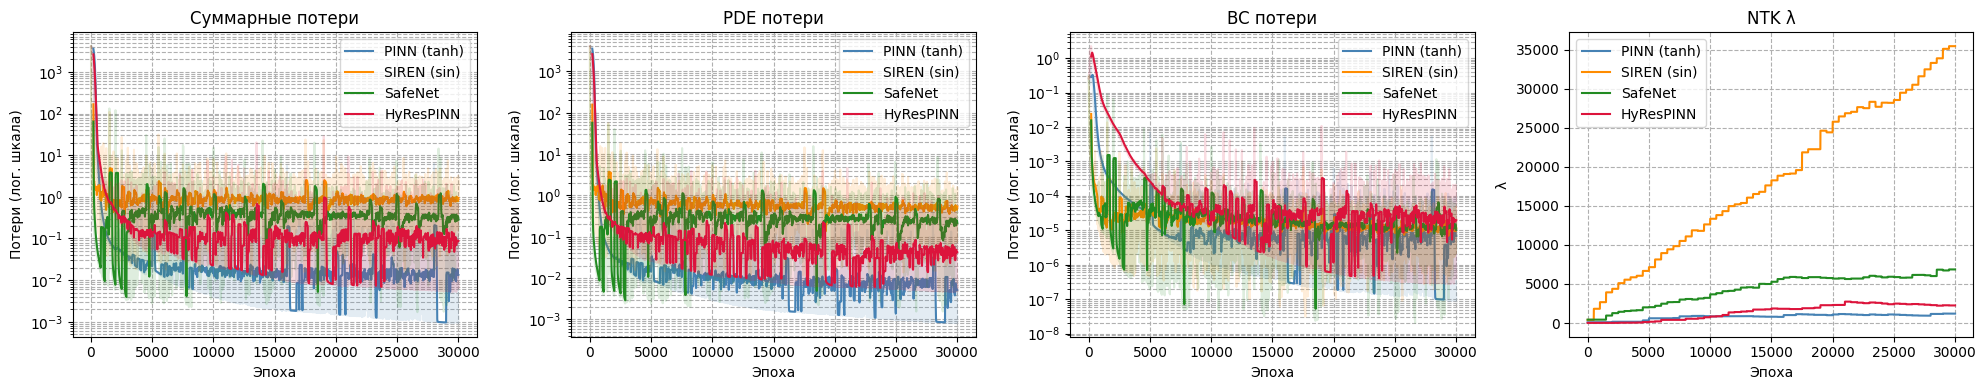
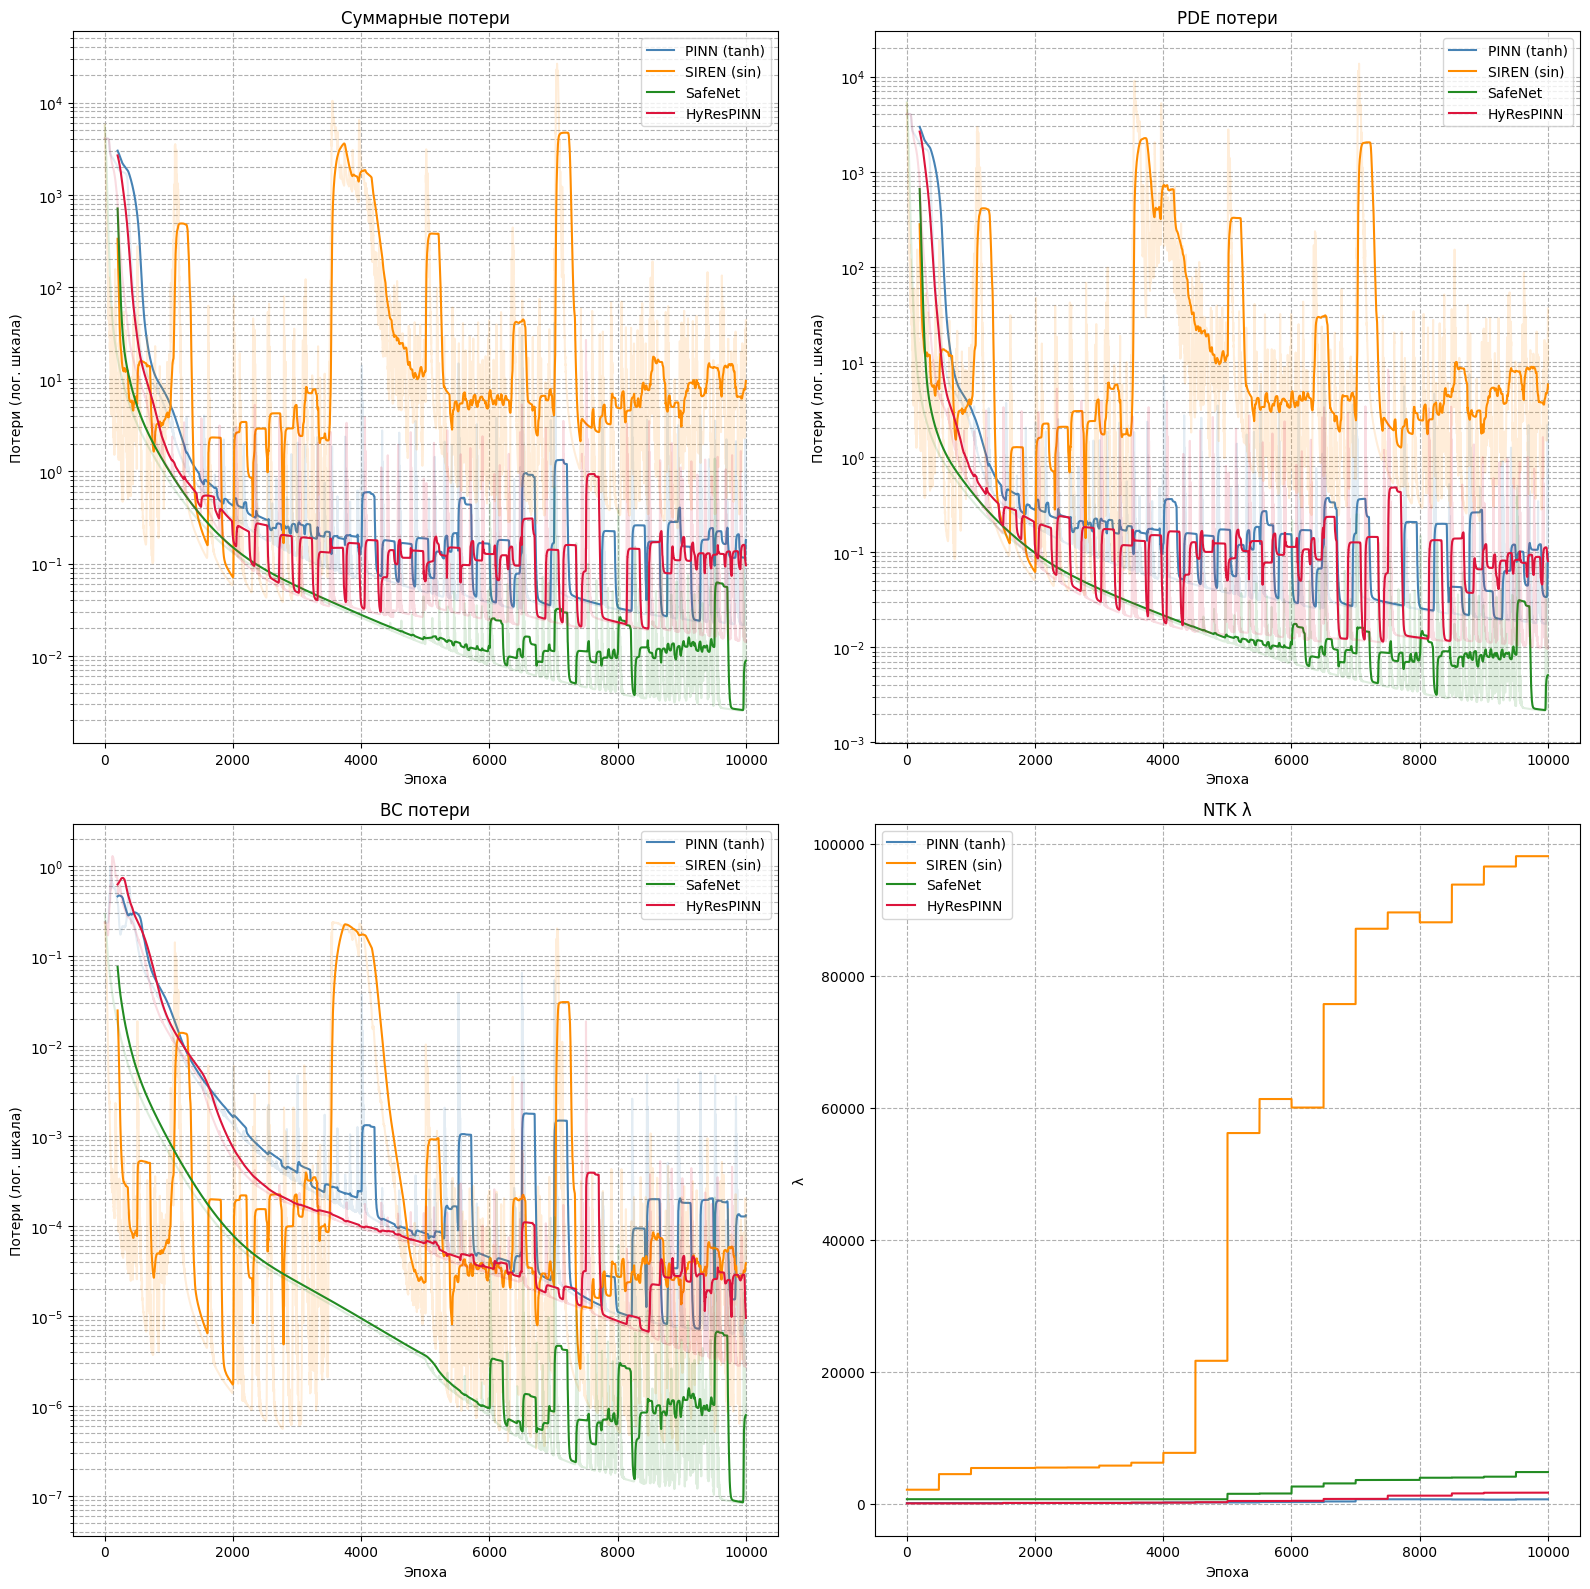
Unified diff of the notebook cell whose output changed from the first chart to the second:
--- before
+++ after
@@ -5,5 +5,6 @@
 epochs_ma   = np.arange(w := 200, n_epochs + 1)
 
-fig, axes = plt.subplots(1, 4, figsize=(20, 4))
+fig, axes = plt.subplots(2, 2, figsize=(16, 16))
+axes = axes.flat
 titles = ['Суммарные потери', 'PDE потери', 'BC потери']
 keys   = ['total', 'pde', 'bc']

Commit: .